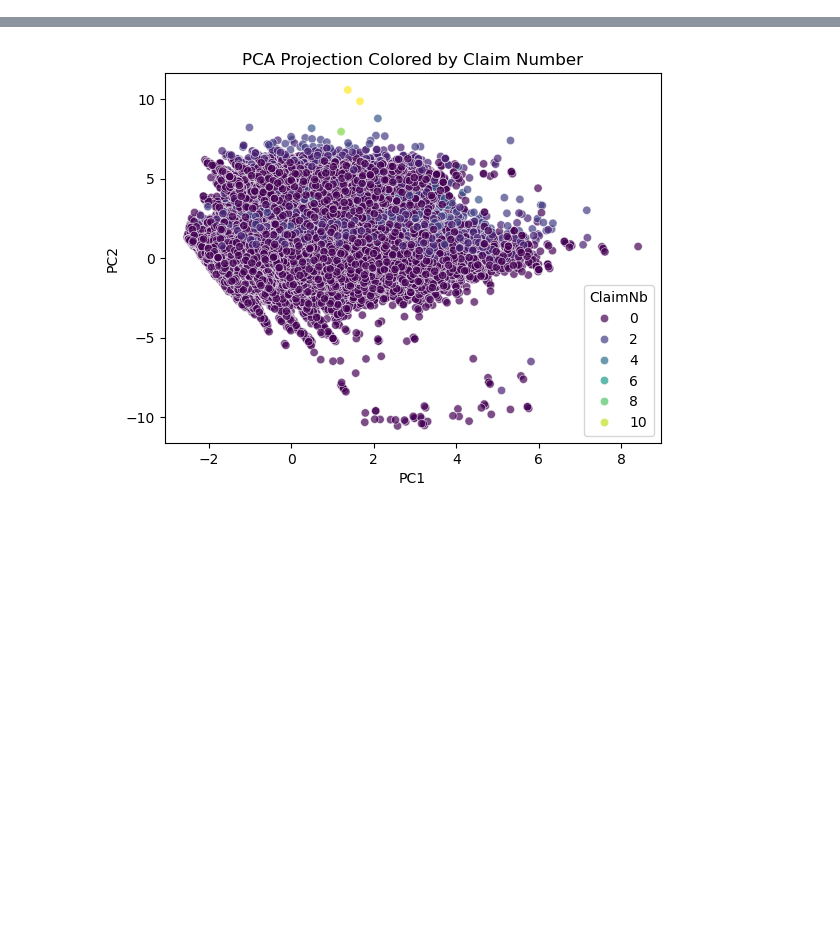
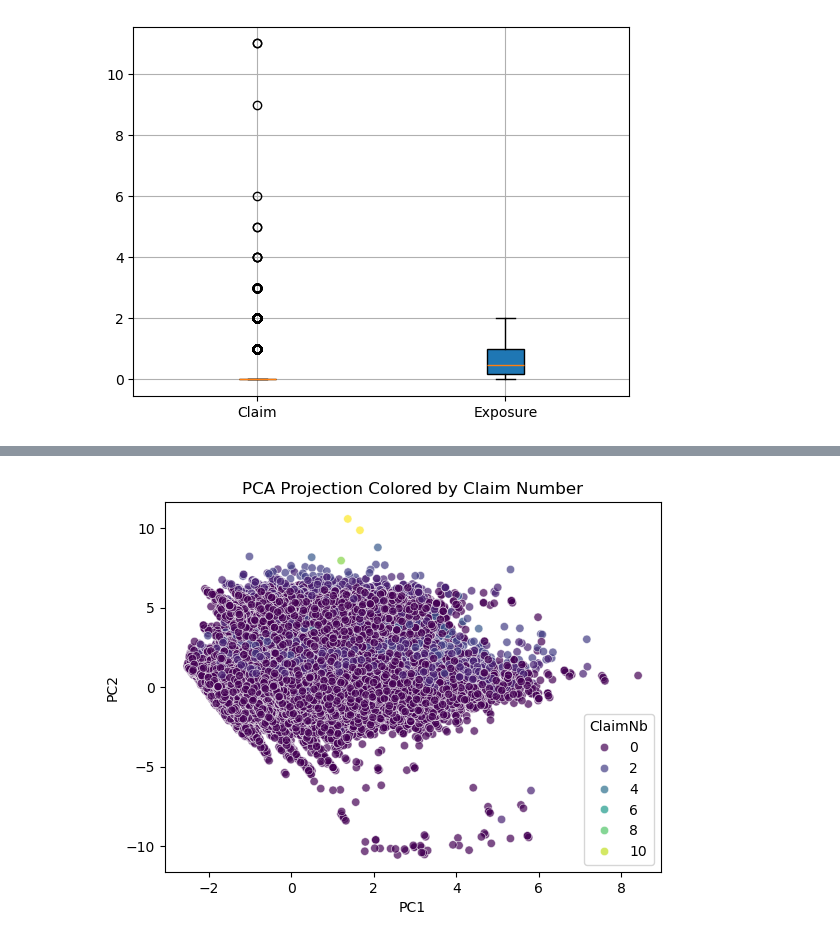
Before and after one commit to HKrtsn/ML-Project, a Jupyter notebook: pca_clustering_scraps.ipynb, the cells around one changed output, grey strips where cells are left out. Drawn from its saved outputs; the diff is of its cells as text; code cells hidden in the pictures; blank space fills up the shorter version.

```diff
--- a/pca_clustering_scraps.ipynb
+++ b/pca_clustering_scraps.ipynb
@@ -5,0 +28,8 @@ df=pd.read_csv('Project_description_and_data/claims_train.csv')
+# %%
+plt.boxplot([df['ClaimNb'], df['Exposure']],
+            labels= ['Claim', 'Exposure'],
+            patch_artist=True)
+plt.grid(True)
+plt.show()
+# %% [output]
+[figure, added]
```
Also changed, not shown: parts of 5 cells of this notebook, 1 other file.
